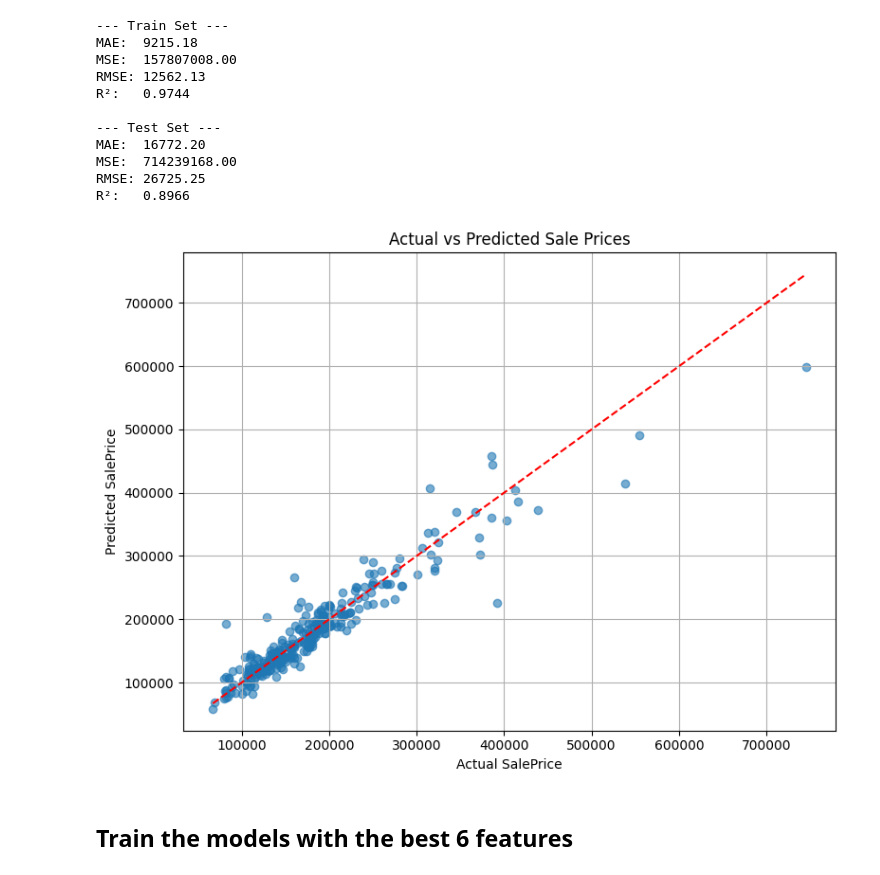
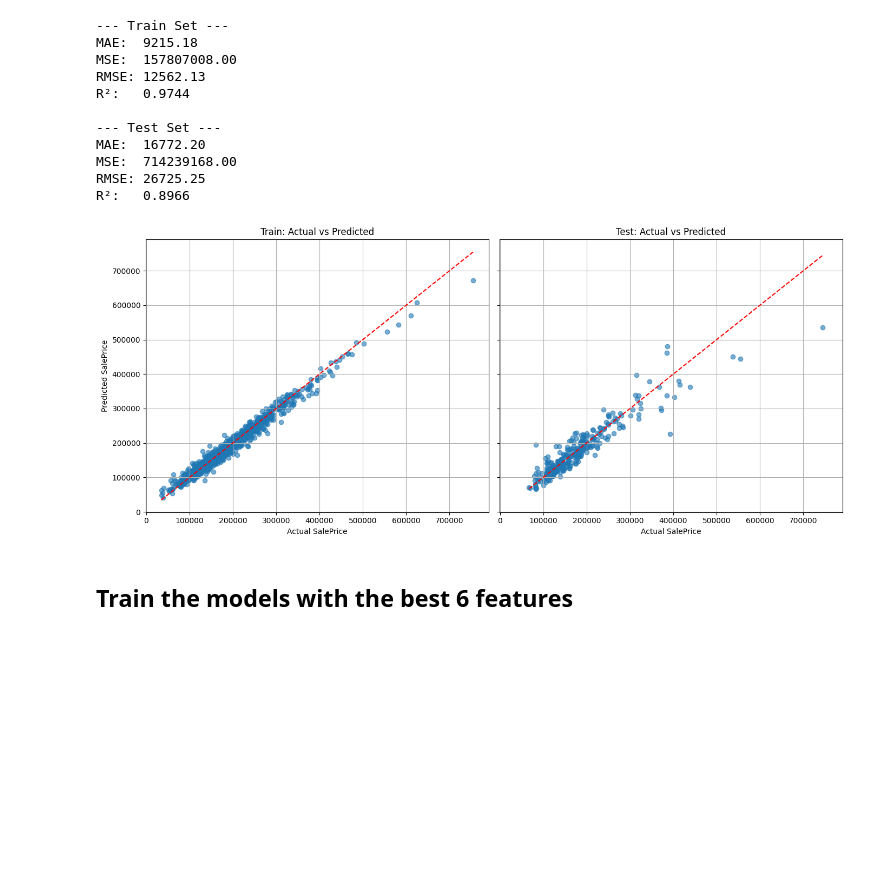
Before and after one commit to allaafaham/house-price-prediction, a Jupyter notebook: notebooks/5-modelling-and-evaluation.ipynb, the cells around one changed output. Saved outputs shown, nothing was run; the diff lists cells and outputs as text; code cells hidden in the pictures; blank space fills up the shorter version.

```diff
--- a/notebooks/5-modelling-and-evaluation.ipynb
+++ b/notebooks/5-modelling-and-evaluation.ipynb
@@ -528,24 +528,35 @@ MAE:  16772.20
 MSE:  714239168.00
 RMSE: 26725.25
 R²:   0.8966
-# %%
-import matplotlib.pyplot as plt
-
-# Scatterplot: Actual vs Predicted
-plt.figure(figsize=(8, 6))
-plt.scatter(y_test, y_test_pred, alpha=0.6)
-plt.plot([y_test.min(), y_test.max()], [y_test.min(), y_test.max()], '--r')  # reference line
-plt.xlabel('Actual SalePrice')
-plt.ylabel('Predicted SalePrice')
-plt.title('Actual vs Predicted Sale Prices')
-plt.grid(True)
-plt.tight_layout()
-
-# Save the plot
-plt.savefig('outputs/ml_pipeline/predict_house_price/actual_vs_predicted.png')
-plt.show()
-# %% [output]
-[figure, removed]
+# %%
+import matplotlib.pyplot as plt
+
+# Predictions for the training set
+y_train_pred = best_pipeline.predict(X_train)
+
+fig, axes = plt.subplots(1, 2, figsize=(14, 6), sharex=True, sharey=True)
+
+# ---- TRAIN SET ----
+axes[0].scatter(y_train, y_train_pred, alpha=0.6)
+axes[0].plot([y_train.min(), y_train.max()], [y_train.min(), y_train.max()], '--r')
+axes[0].set_title('Train: Actual vs Predicted')
+axes[0].set_xlabel('Actual SalePrice')
+axes[0].set_ylabel('Predicted SalePrice')
+axes[0].grid(True)
+
+# ---- TEST SET ----
+axes[1].scatter(y_test, y_test_pred, alpha=0.6)
+axes[1].plot([y_test.min(), y_test.max()], [y_test.min(), y_test.max()], '--r')
+axes[1].set_title('Test: Actual vs Predicted')
+axes[1].set_xlabel('Actual SalePrice')
+axes[1].grid(True)
+
+# Layout and export
+plt.tight_layout()
+plt.savefig('outputs/ml_pipeline/predict_house_price/actual_vs_predicted_train_test.png', dpi=300)
+plt.show()
+# %% [output]
+[figure, added]
 # %% [markdown]
 ## Train the models with the best 6 features
 # %%
```
Also changed, not shown: 3 other files.
